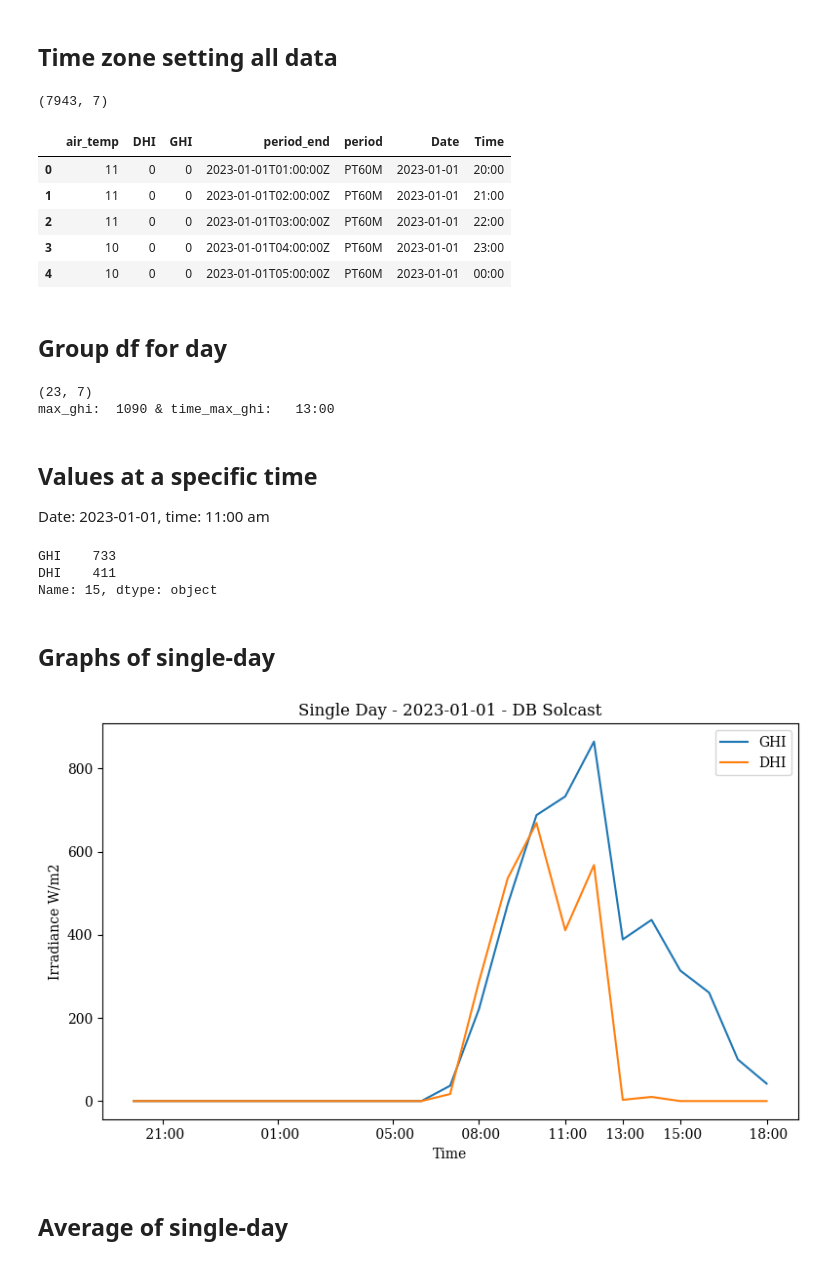
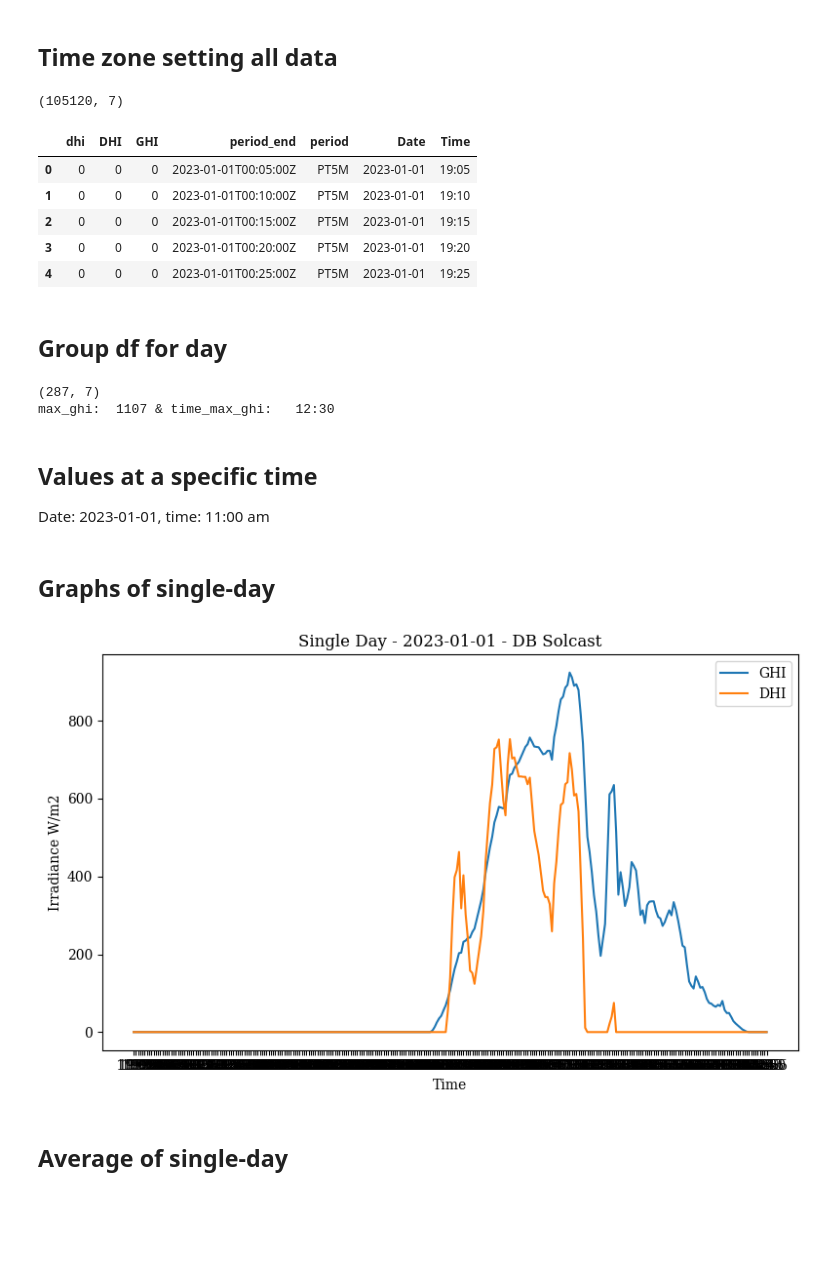
Before and after one commit to GustavoUNAL/Solar-1.233102--77.292833-, a Jupyter notebook: Notebooks/solcast.ipynb, the cells around one changed output. Saved outputs shown, nothing was run; the diff lists cells and outputs as text; code cells hidden in the pictures; blank space fills up the shorter version.

```diff
--- a/Notebooks/solcast.ipynb
+++ b/Notebooks/solcast.ipynb
@@ -23,7 +23,7 @@ from datetime import datetime, date, timedelta  # manipulacion de fechas y horas
 ## Read CSV File
 # %%
 # Cargar los datos del archivo CSV
-data = pd.read_csv('../Data/Raw/solcast.csv', sep=',')
+data = pd.read_csv('../Data/Raw/solcas_2023_PT5M.csv', sep=',')
 
 # Crear un dataframe con los datos
 df = pd.DataFrame(data)
@@ -87,13 +87,13 @@ df.rename(columns={'Extracted': 'Time'}, inplace=True)
 print(df.shape)
 df.head(5)
 # %% [output]
-(7943, 7)
+(105120, 7)
-|  | air_temp | DHI | GHI | period_end | period | Date | Time |
-| 0 | 11 | 0 | 0 | 2023-01-01T01:00:00Z | PT60M | 2023-01-01 | 20:00 |
-| 1 | 11 | 0 | 0 | 2023-01-01T02:00:00Z | PT60M | 2023-01-01 | 21:00 |
-| 2 | 11 | 0 | 0 | 2023-01-01T03:00:00Z | PT60M | 2023-01-01 | 22:00 |
-| 3 | 10 | 0 | 0 | 2023-01-01T04:00:00Z | PT60M | 2023-01-01 | 23:00 |
-| 4 | 10 | 0 | 0 | 2023-01-01T05:00:00Z | PT60M | 2023-01-01 | 00:00 |
+|  | dhi | DHI | GHI | period_end | period | Date | Time |
+| 0 | 0 | 0 | 0 | 2023-01-01T00:05:00Z | PT5M | 2023-01-01 | 19:05 |
+| 1 | 0 | 0 | 0 | 2023-01-01T00:10:00Z | PT5M | 2023-01-01 | 19:10 |
+| 2 | 0 | 0 | 0 | 2023-01-01T00:15:00Z | PT5M | 2023-01-01 | 19:15 |
+| 3 | 0 | 0 | 0 | 2023-01-01T00:20:00Z | PT5M | 2023-01-01 | 19:20 |
+| 4 | 0 | 0 | 0 | 2023-01-01T00:25:00Z | PT5M | 2023-01-01 | 19:25 |
 # %% [markdown]
 ## Group df for day
 # %%
@@ -107,9 +107,13 @@ max_ghi = df['GHI'].max()
 time_max_ghi = df.loc[df['GHI'] == max_ghi]
 # print(time_max_ghi["Time"])
 print("max_ghi: ", max_ghi, "& time_max_ghi: ", time_max_ghi["Time"].values[0])
+
+
+# exportar el dataframe a un archivo CSV
+row_day.to_csv('../Data/Processed/solcast_2023_PT5M.csv', index=False)
 # %% [output]
-(23, 7)
-max_ghi:  1090 & time_max_ghi:   13:00
+(287, 7)
+max_ghi:  1107 & time_max_ghi:   12:30
 # %% [markdown]
 ## Values at a specific time
 
@@ -122,27 +126,23 @@ time: 11:00 am
 # print(row_day.iloc[15])
 # Imprimir los valores de 'GHI' y 'DHI' para la fila 15
 print(row_day.iloc[15][['GHI', 'DHI']])
-# %% [output]
-GHI    733
-DHI    411
-Name: 15, dtype: object
 # %% [markdown]
 ## Graphs of single-day
 # %%
 plt.figure(figsize=(8,5))                   # cre figura nueva y configura tamaño
 plt.rcParams['font.family'] = 'serif'       # Tipo de letra
 # plt.plot(row_day['GHI'], label='GHI EM Solcast', linewidth = 2, color = 'orange') # grafica
 plt.title('Single Day - 2023-01-01 - DB Solcast') # titulo
 plt.plot(row_day['Time'], row_day['GHI'], label='GHI')
 plt.plot(row_day['Time'], row_day['DHI'], label='DHI')
 
 plt.xlabel('Time')                         # Etiqueta eje x
 plt.legend()
 plt.ylabel('Irradiance W/m2')              # Etiqueta eje y
-plt.xticks([1,5,9,12, 15,17,19, 22])                                # leyenda
+# plt.xticks([1,5,9,12, 15,17,19, 22])                                # leyenda
 plt.tight_layout()                          # define la mejor disposiciones de los elementos que conforman la grafica.
 # %% [output]
-[figure, old version]
+[figure, new version]
 # %% [markdown]
 ## Average of single-day
 # %%
```
Also changed, not shown: parts of 6 cells of this notebook, 8 other files.
